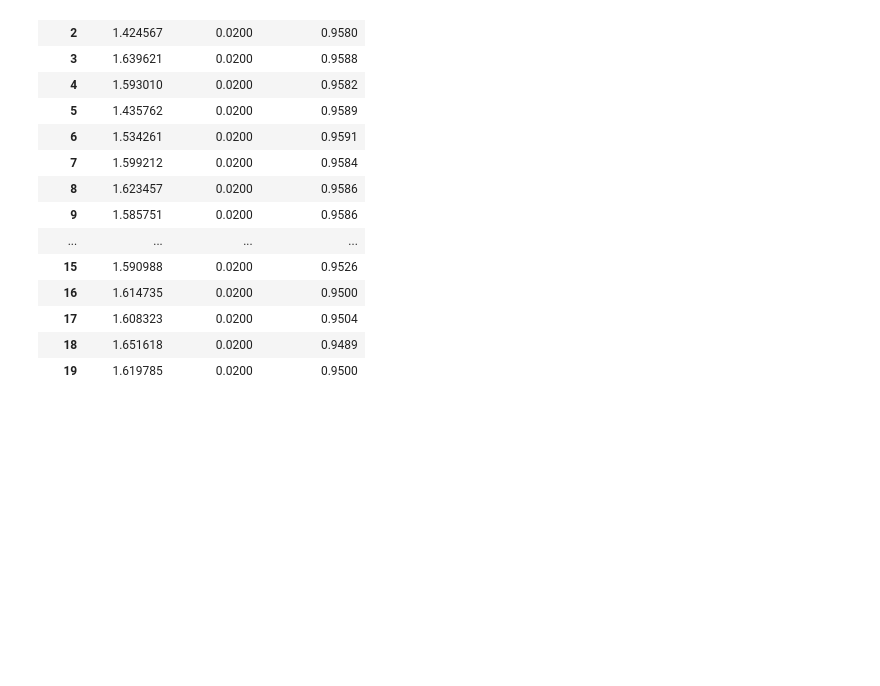
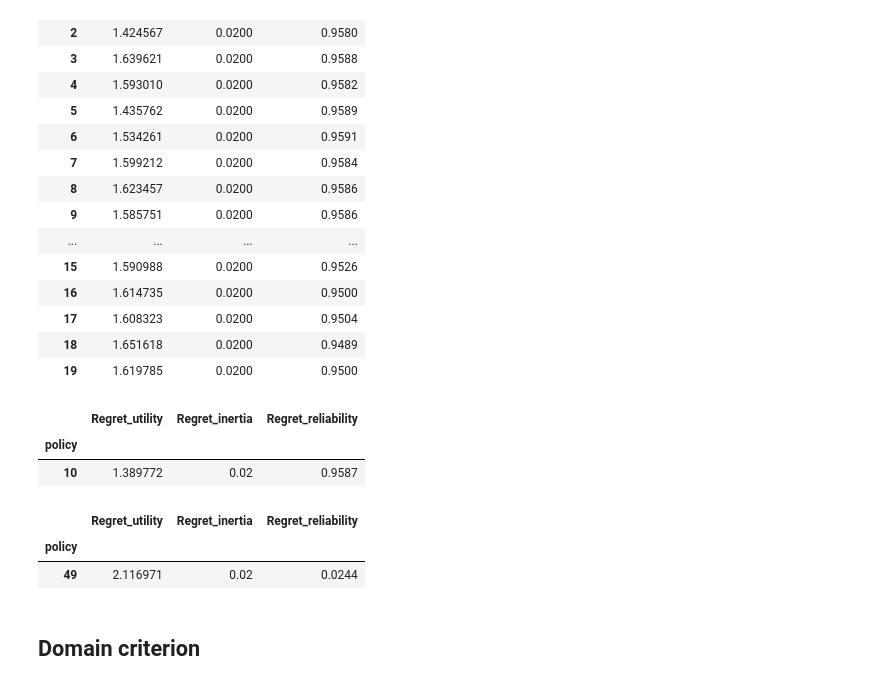
Before and after one commit to tamarvooijs/MBDM, a Jupyter notebook: Week 5-6 - robustness and direct search/assignment 9 - multi-scenario MORDM.ipynb, the cells around one changed output. Drawn from its saved outputs; the diff is of its cells as text; code cells hidden in the pictures; blank space fills up the shorter version.

```diff
--- a/Week 5-6 - robustness and direct search/assignment 9 - multi-scenario MORDM.ipynb
+++ b/Week 5-6 - robustness and direct search/assignment 9 - multi-scenario MORDM.ipynb
@@ -523,11 +497,0 @@ for i in range(1000):
-# %%
-# for each policy, find optimum
-for i in range(len(scenarios)):
-    min_max_P=data.iloc[::10+i,0].min()
-    max_util=data.iloc[::10+i,1].max()
-    max_iner=data.iloc[::10+i,2].max()
-    max_rel=data.iloc[::10+i,3].max()
-    max_data.iloc[i,0]=min_max_P
-    max_data.iloc[i,1]=max_util
-    max_data.iloc[i,2]=max_iner
-    max_data.iloc[i,3]=max_rel
@@ -536,4 +514,5 @@ NameError: name 'scenarios' is not defined
+# %%
+df_complete = experiments.copy()
 # %%
-df_complete = experiments
 for i in outcomes.keys():
     df_complete[i] = outcomes[i]
@@ -582,9 +565,9 @@ for n in policy_list:
     sub_data=df_complete[df_complete['policy']==n]
     #print(sub_data.head())
     for i in range(len(scenarios)):
-        utility_temp=max_values_utility.iloc[i] - (sub_data.iloc[i,15])
-        inertia_temp=max_values_inertia.iloc[i] - (sub_data.iloc[i,16])
-        reliability_temp=max_values_reliability.iloc[i] - (sub_data.iloc[i,17])
+        utility_temp=max_values_utility.iloc[i] - (sub_data.iloc[i, sub_data.columns.get_loc("utility")])
+        inertia_temp=max_values_inertia.iloc[i] - (sub_data.iloc[i, sub_data.columns.get_loc("inertia")])
+        reliability_temp=max_values_reliability.iloc[i] - (sub_data.iloc[i, sub_data.columns.get_loc("reliability")])
 
         regret_utility.append(utility_temp)
         regret_inertia.append(inertia_temp)
@@ -649,3 +606,21 @@ copy_data.head(20)
 | 17 | 1.608323 | 0.0200 | 0.9504 |
 | 18 | 1.651618 | 0.0200 | 0.9489 |
 | 19 | 1.619785 | 0.0200 | 0.9500 |
+# %%
+# Policy with least regret for utility
+x= copy_data['Regret_utility'].min()
+copy_data.loc[copy_data['Regret_utility'] == x]
+# %% [output]
+|  | Regret_utility | Regret_inertia | Regret_reliability |
+| policy |  |  |  |
+| 10 | 1.389772 | 0.02 | 0.9587 |
+# %%
+# Policy with most regret for utility
+y= copy_data['Regret_utility'].max()
+copy_data.loc[copy_data['Regret_utility'] == y]
+# %% [output]
+|  | Regret_utility | Regret_inertia | Regret_reliability |
+| policy |  |  |  |
+| 49 | 2.116971 | 0.02 | 0.0244 |
+# %% [markdown]
+## Domain criterion
```
Also changed, not shown: parts of 18 cells of this notebook.
